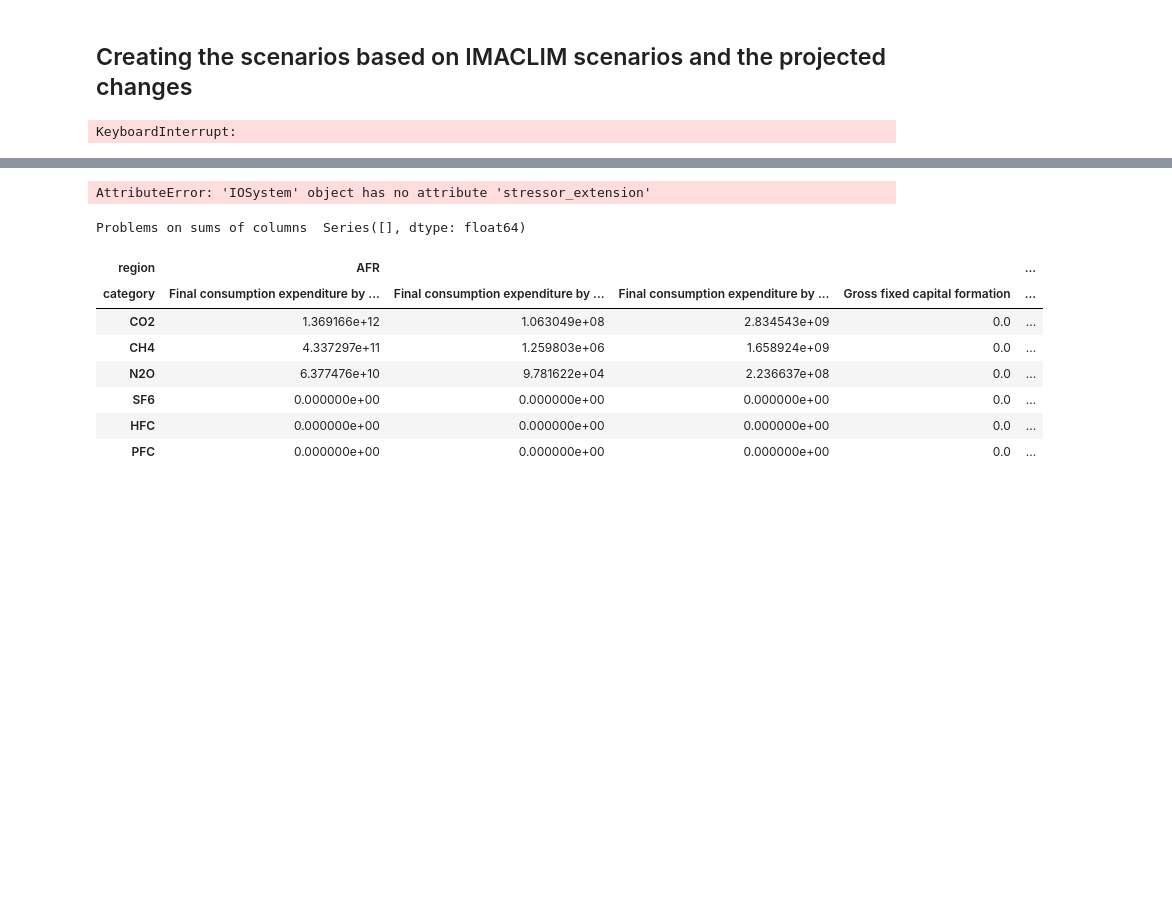
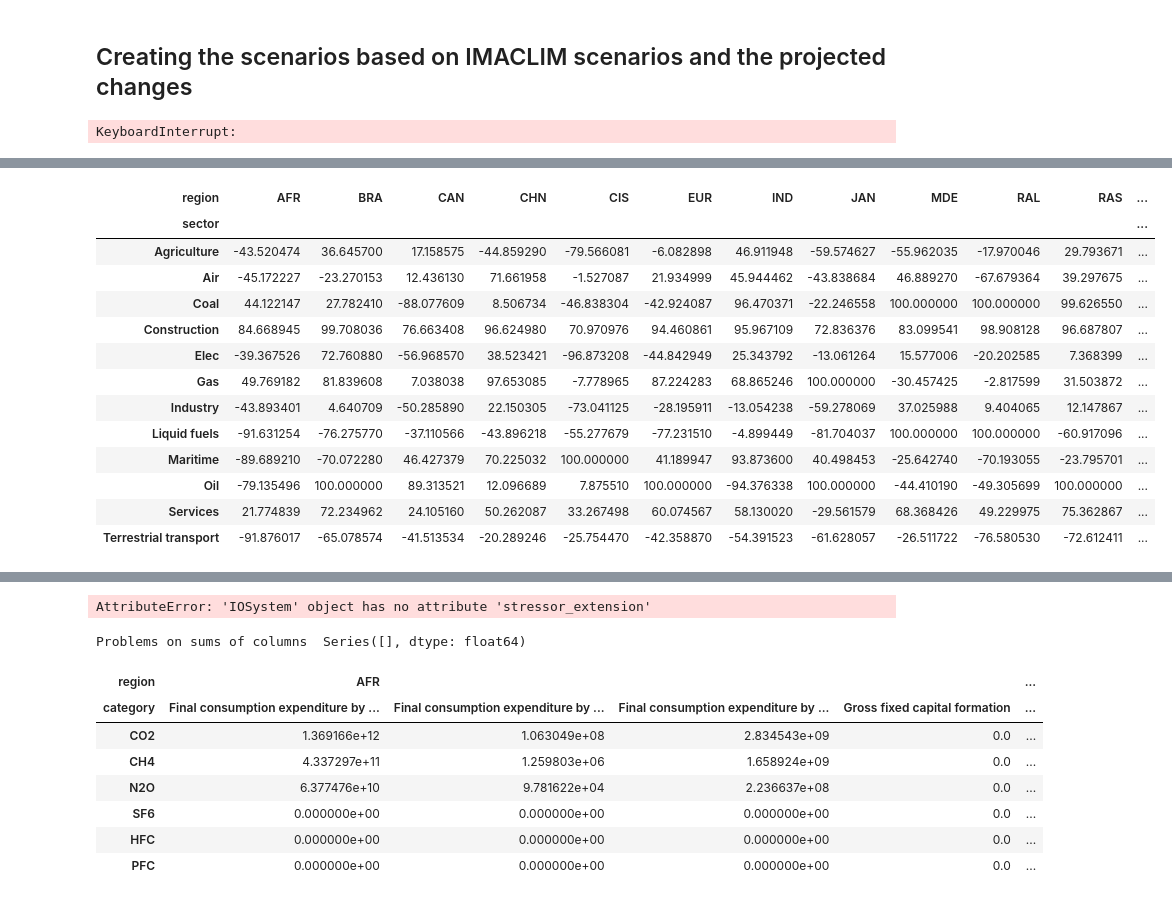
Before and after one commit to Maestrofinn/MatMat-Trade, a Jupyter notebook: IMACLIM_explo.ipynb, the cells around one changed output, grey strips where cells are left out. Cells and saved outputs as stored; diff of their text form; code cells hidden in the pictures; blank space fills up the shorter version.

```diff
--- a/IMACLIM_explo.ipynb
+++ b/IMACLIM_explo.ipynb
@@ -43,5 +54,5 @@ KeyboardInterrupt:
 # %%
-from src.utils import footprint_extractor
+
 scenario_list=["INDC","INDC2020_1000","INDC2030_1000","INDC2020_1600","INDC2020_400","INDC2030_1600","baseline"]
 
 start_year=pd.concat([ pd.concat([pd.DataFrame(footprint_extractor(model,region=region),index=[2015]).T  for region in model.regions],
@@ -50,9 +61,13 @@ start_year=pd.concat([ pd.concat([pd.DataFrame(footprint_extractor(model,region=
           keys=scenario_list,
           names=("scenario","regions","types"))
 
-Emissions=pd.concat([start_year for i in range(4)],axis=1,keys=["2015","2050","2050-Prod","2050-Cons"])
+Emissions=pd.concat([start_year for i in range(4)],axis=1,keys=["2015","2050","2050-Prod","2050-Cons"]).sort_index()
 Emissions.columns=["2015","2050","2050-Prod","2050-Cons"]
 
+production_based_emissions=pd. concat([ pd.concat([ model.iot.stressor_extension.D_pba.sum(axis=0,level=1).loc["CO2"]for i in range(4)],axis=1,keys=["2015","2050","2050-Prod","2050-Cons"]) for scenario in scenario_list],
+                                        keys=scenario_list,
+                                        names=("scenario","region","sector"),
+                                        axis=0).sort_index()
 
 
 for scenario in tqdm.tqdm(scenario_list):
@@ -60,21 +75,27 @@ for scenario in tqdm.tqdm(scenario_list):
     model.new_counterfactual("IMACLIM_all_2050_"+scenario, DICT_SCENARIOS["emissivity_IMACLIM"], year=2050,scenario=scenario)
     model.modify_counterfactual("IMACLIM_all_2050_"+scenario,DICT_SCENARIOS["technical_change_IMACLIM"], year=2050,scenario=scenario)
     # create the 2050 version based on production changes observed in IMACLIM (since we work on groos output, we need a reference to apply relative change : x_ref), with name new_name
-    model.modify_counterfactual("IMACLIM_all_2050_"+scenario,DICT_SCENARIOS["production_change_IMACLIM"], year=2050,scenario="INDC",new_name="IMACLIM_all_prod_change_2050_"+scenario,x_ref=model.iot.x.sort_index())
+    model.modify_counterfactual("IMACLIM_all_2050_"+scenario,DICT_SCENARIOS["production_change_IMACLIM"], year=2050,scenario=scenario,new_name="IMACLIM_all_prod_change_2050_"+scenario,x_ref=model.iot.x.sort_index())
 
-    model.modify_counterfactual("IMACLIM_all_2050_"+scenario,DICT_SCENARIOS["consumption_change_imaclim"], year=2050,scenario="INDC",new_name="IMACLIM_all_cons_change_2050_"+scenario)
+    model.modify_counterfactual("IMACLIM_all_2050_"+scenario,DICT_SCENARIOS["consumption_change_imaclim"], year=2050,scenario=scenario,new_name="IMACLIM_all_cons_change_2050_"+scenario)
 
     Emissions.loc[(scenario),"2050"]=pd.concat([pd.DataFrame(footprint_extractor(model.counterfactuals["IMACLIM_all_2050_"+scenario],region=region),index=[2050]).T  for region in model.regions],
                         keys=model.regions,
-                        names=("regions","types")).values
+                        names=("regions","types")).sort_index().values
 
     Emissions.loc[(scenario),"2050-Prod"]=pd.concat([pd.DataFrame(footprint_extractor(model.counterfactuals["IMACLIM_all_prod_change_2050_"+scenario],region=region),index=[2050]).T  for region in model.regions],
                         keys=model.regions,
-                        names=("regions","types")).values
+                        names=("regions","types")).sort_index().values
 
     Emissions.loc[(scenario),"2050-Cons"]=pd.concat([pd.DataFrame(footprint_extractor(model.counterfactuals["IMACLIM_all_cons_change_2050_"+scenario],region=region),index=[2050]).T  for region in model.regions],
                         keys=model.regions,
-                        names=("regions","types")).values
+                        names=("regions","types")).sort_index().values
+
+    production_based_emissions.loc[(scenario),"2050-Cons"]=model.counterfactuals["IMACLIM_all_cons_change_2050_"+scenario].iot.stressor_extension.D_pba.sum(axis=0,level=1).loc["CO2"].sort_index().values
+
+    production_based_emissions.loc[(scenario),"2050-Prod"]=model.counterfactuals["IMACLIM_all_prod_change_2050_"+scenario].iot.stressor_extension.D_pba.sum(axis=0,level=1).loc["CO2"].sort_index().values
+
+    production_based_emissions.loc[(scenario),"2050"]=model.counterfactuals["IMACLIM_all_2050_"+scenario].iot.stressor_extension.D_pba.sum(axis=0,level=1).loc["CO2"].sort_index().values
 
     del(model.counterfactuals["IMACLIM_all_2050_"+scenario])
     del(model.counterfactuals["IMACLIM_all_cons_change_2050_"+scenario])
@@ -135,0 +193,6 @@ Emissions.loc[(slice(None),slice(None),"Production")]
+# %%
+#adding IMACLIM direct emissions to the df
+IMACLIM_emissions=extract_data(aggregation="IMACLIM_format")[6]
+
+production_based_emissions["2050-IMACLIM"]=IMACLIM_emissions.drop("World",level=1)[2050].rename_axis(index=str.lower)*1e9
+production_based_emissions["2015-IMACLIM"]=IMACLIM_emissions.drop("World",level=1)[2015].rename_axis(index=str.lower)*1e9
@@ -135,0 +212,20 @@ Emissions.loc[(slice(None),slice(None),"Production")]
+# %%
+Relative_error_2015=production_based_emissions.groupby(["scenario","region","sector"]).sum().loc["INDC"]
+Relative_error_2015=(Relative_error_2015["2015"]-Relative_error_2015["2015-IMACLIM"])/np.max([Relative_error_2015["2015"],Relative_error_2015["2015-IMACLIM"]],axis=0)
+Relative_error_2015=Relative_error_2015*100
+pd.concat([Relative_error_2015.loc[region] for region in Relative_error_2015.index.get_level_values("region").unique()],keys=Relative_error_2015.index.get_level_values("region").unique(),axis=1)
+# %% [output]
+| region | AFR | BRA | CAN | CHN | CIS | EUR | IND | JAN | MDE | RAL | RAS | ... |
+| sector |  |  |  |  |  |  |  |  |  |  |  | ... |
+| Agriculture | -43.520474 | 36.645700 | 17.158575 | -44.859290 | -79.566081 | -6.082898 | 46.911948 | -59.574627 | -55.962035 | -17.970046 | 29.793671 | ... |
+| Air | -45.172227 | -23.270153 | 12.436130 | 71.661958 | -1.527087 | 21.934999 | 45.944462 | -43.838684 | 46.889270 | -67.679364 | 39.297675 | ... |
+| Coal | 44.122147 | 27.782410 | -88.077609 | 8.506734 | -46.838304 | -42.924087 | 96.470371 | -22.246558 | 100.000000 | 100.000000 | 99.626550 | ... |
+| Construction | 84.668945 | 99.708036 | 76.663408 | 96.624980 | 70.970976 | 94.460861 | 95.967109 | 72.836376 | 83.099541 | 98.908128 | 96.687807 | ... |
+| Elec | -39.367526 | 72.760880 | -56.968570 | 38.523421 | -96.873208 | -44.842949 | 25.343792 | -13.061264 | 15.577006 | -20.202585 | 7.368399 | ... |
+| Gas | 49.769182 | 81.839608 | 7.038038 | 97.653085 | -7.778965 | 87.224283 | 68.865246 | 100.000000 | -30.457425 | -2.817599 | 31.503872 | ... |
+| Industry | -43.893401 | 4.640709 | -50.285890 | 22.150305 | -73.041125 | -28.195911 | -13.054238 | -59.278069 | 37.025988 | 9.404065 | 12.147867 | ... |
+| Liquid fuels | -91.631254 | -76.275770 | -37.110566 | -43.896218 | -55.277679 | -77.231510 | -4.899449 | -81.704037 | 100.000000 | 100.000000 | -60.917096 | ... |
+| Maritime | -89.689210 | -70.072280 | 46.427379 | 70.225032 | 100.000000 | 41.189947 | 93.873600 | 40.498453 | -25.642740 | -70.193055 | -23.795701 | ... |
+| Oil | -79.135496 | 100.000000 | 89.313521 | 12.096689 | 7.875510 | 100.000000 | -94.376338 | 100.000000 | -44.410190 | -49.305699 | 100.000000 | ... |
+| Services | 21.774839 | 72.234962 | 24.105160 | 50.262087 | 33.267498 | 60.074567 | 58.130020 | -29.561579 | 68.368426 | 49.229975 | 75.362867 | ... |
+| Terrestrial transport | -91.876017 | -65.078574 | -41.513534 | -20.289246 | -25.754470 | -42.358870 | -54.391523 | -61.628057 | -26.511722 | -76.580530 | -72.612411 | ... |
```
Also changed, not shown: parts of 28 cells of this notebook, 2 other files.
